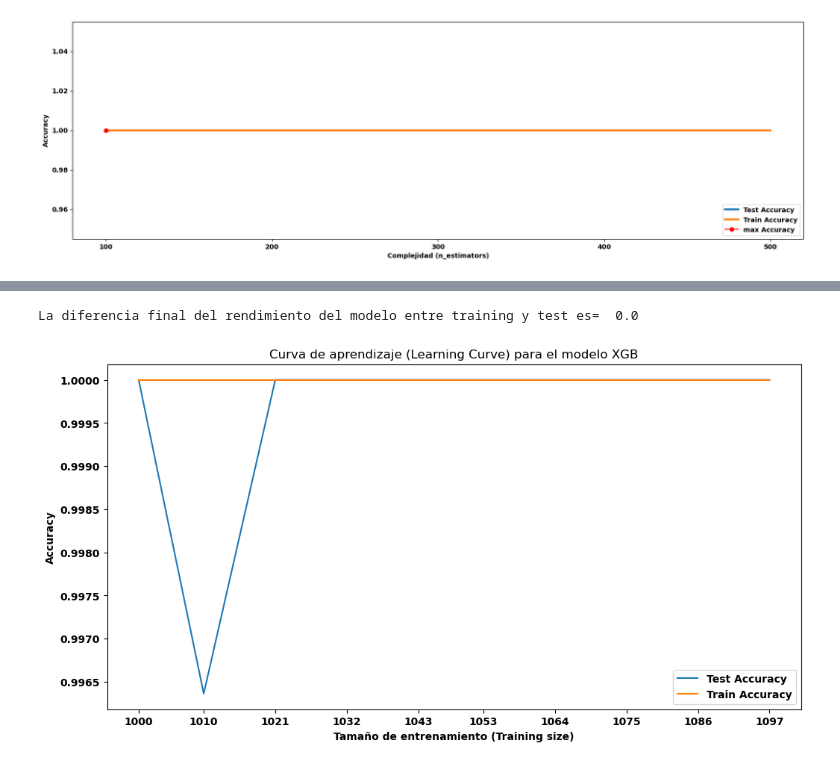
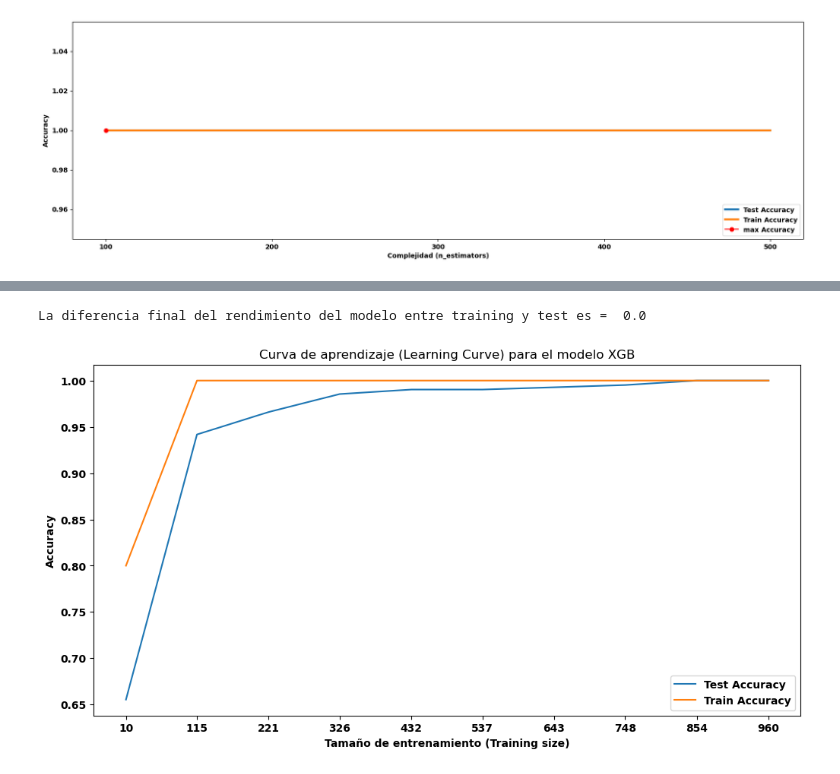
Before and after one commit to AlejandroSanchezMonzon/Analisis-Datos-BIGDATA-2023-2024, a Jupyter notebook: ProyectoFinal/Proyecto-Final-ASM.ipynb, the cells around one changed output, grey strips where cells are left out. Cells and saved outputs as stored; diff of their text form; code cells hidden in the pictures.

```diff
--- a/ProyectoFinal/Proyecto-Final-ASM.ipynb
+++ b/ProyectoFinal/Proyecto-Final-ASM.ipynb
@@ -31,0 +14,4 @@ df_bank
+# %%
+df_bank = pd.read_csv("BankNote_Authentication.csv")
+
+df_bank
@@ -127,7 +138,7 @@ plt.show()
 [figure]
 # %%
 from sklearn.model_selection import train_test_split
-X_train, X_test, y_train, y_test = train_test_split(X_normal, y, test_size=0.2, random_state=100)
+X_train, X_test, y_train, y_test = train_test_split(X_normal, y, test_size=0.3, random_state=100)
 # %%
 pip install xgboost
 # %% [output]
@@ -345,27 +379,27 @@ plt.show()
 # %%
 modelo_arbol = XGBClassifier(n_jobs=-1, n_estimators=xgb_classifier.n_estimators, max_depth=xgb_classifier.max_depth, learning_rate=xgb_classifier.learning_rate, random_state=100)
 
-num_samples = np.linspace(1000, X_train.shape[0], 10).astype(int)
+num_samples = np.linspace(10, X_train.shape[0], 10).astype(int)
 
 train_score = np.zeros(num_samples.size)
 test_score = np.zeros(num_samples.size)
 
 for i in range(num_samples.size):
     modelo_arbol.fit(X_train[:num_samples[i]], y_train[:num_samples[i]])
 
     train_score[i] = accuracy_score(y_train[:num_samples[i]], modelo_arbol.predict(X_train[:num_samples[i]]))
     test_score[i] = accuracy_score(y_test, modelo_arbol.predict(X_test))
 
-print("La diferencia final del rendimiento del modelo entre training y test es= ", train_score[-1]-test_score[-1])
+print("La diferencia final del rendimiento del modelo entre training y test es = ", train_score[-1]-test_score[-1])
 
 plt.plot(num_samples, test_score, label = 'Test Accuracy')
 plt.plot(num_samples, train_score, label = 'Train Accuracy')
 plt.xticks(num_samples)
 plt.title('Curva de aprendizaje (Learning Curve) para el modelo XGB')
 plt.xlabel('Tamaño de entrenamiento (Training size)')
 plt.ylabel('Accuracy')
 plt.legend(loc = 'lower right')
 plt.show()
 # %% [output]
-La diferencia final del rendimiento del modelo entre training y test es=  0.0
+La diferencia final del rendimiento del modelo entre training y test es =  0.0
-[figure, old version]
+[figure, new version]
```
Also changed, not shown: parts of 16 cells of this notebook, 4 other files.
